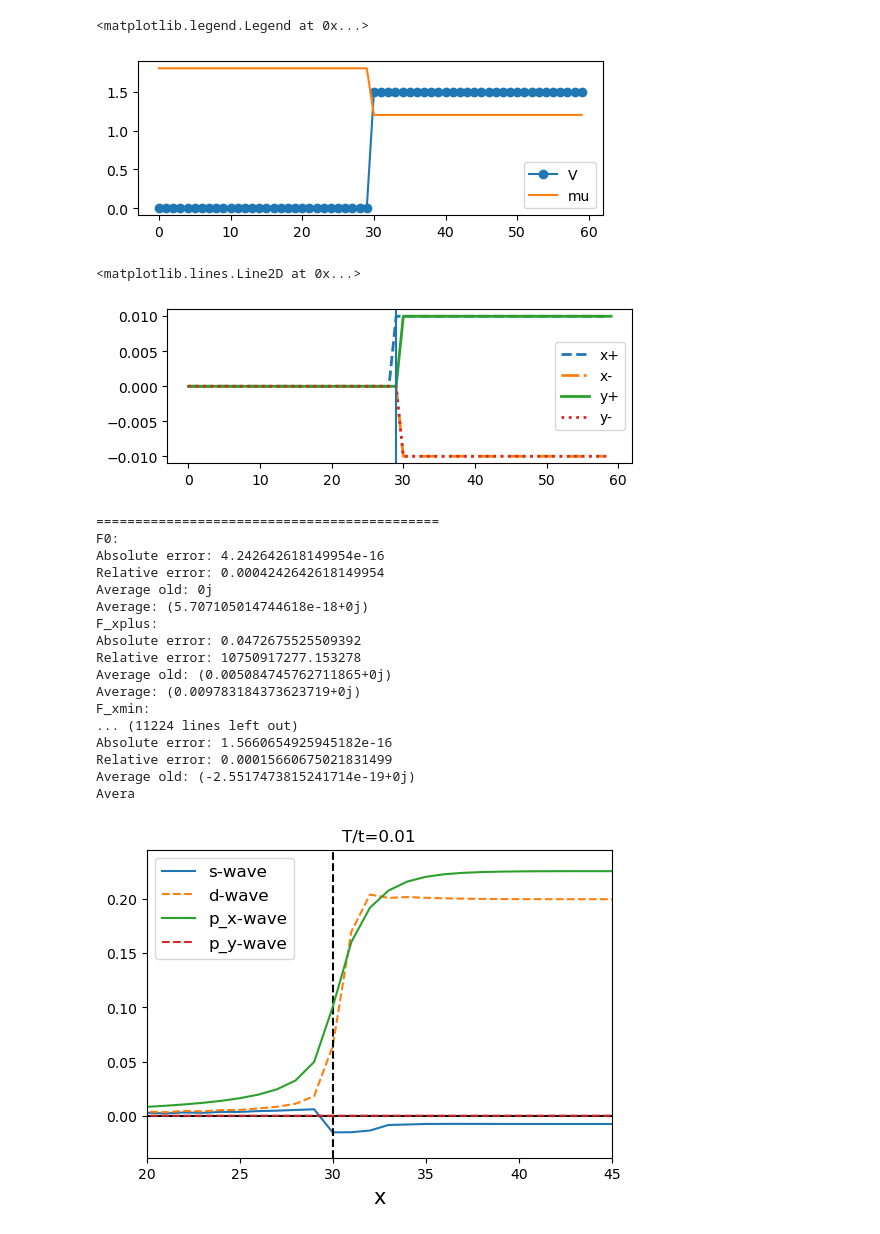
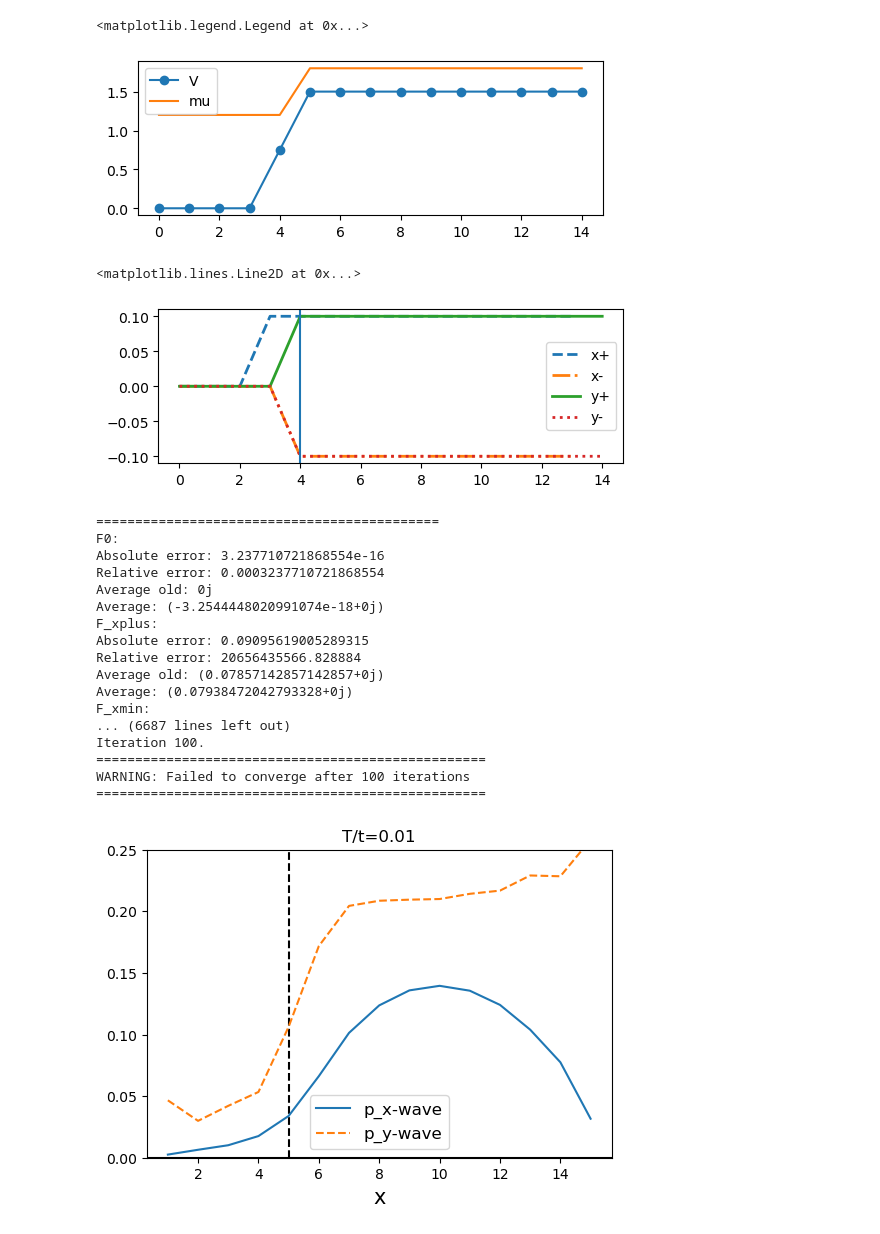
Before and after one commit to emilssp/master-thesis-codebase, a Jupyter notebook: notebooks/NP.ipynb, the cells around one changed output. Saved outputs shown, nothing was run; the diff lists cells and outputs as text; code cells hidden in the pictures.

```diff
--- a/notebooks/NP.ipynb
+++ b/notebooks/NP.ipynb
@@ -9,32 +9,26 @@ import matplotlib.pyplot as plt
 from scripts.hamiltonian import Lattice, Hamiltonian
 from scripts.self_consistency import bdg_sc
 # %%
-widthN = 30
-widthP = 30
+widthN = 5
+widthP = 10
 
-X, Y = widthN+widthP, 61
+X, Y = widthN+widthP, 50
 lattice = Lattice(X, Y)
 t = 1
 T = 0.01
 muN = 1.2 * t
 muP = 1.8 * t
 mu = np.zeros(lattice.X)
-mu[widthN:] = muN
-mu[:widthN] = muP
+mu[:widthN] = muN
+mu[widthN:] = muP
 
-U0 = 5.2 * t
-U = U0 * np.ones(lattice.X)
-U[widthN:] = 0
 U = None
+V_prime = None
 
 V0 = 1.5 * t
 V = V0 * np.ones(lattice.X)
 V[:widthN] = 0
-# V = None
-
-V_prime = V0 * np.ones(lattice.X)
-V_prime[:widthN] = 0
-V_prime = None
+V[widthN-1] = V0/2
 
 plt.figure(figsize=(6,2))
 if U is not None:
@@ -47,13 +41,10 @@ plt.plot(mu, label='mu')
 plt.legend()
 # %% [output]
 <matplotlib.legend.Legend at 0x...>
-[figure, old version]
+[figure, new version]
 # %%
 H = Hamiltonian(t, mu, lattice, U=U, V_prime=V_prime, V=V,
-                F_init=[0.01, -0.01, 0.01j, -0.01j])#, F0_init=0.1)
-
-                # Fuu_init=[0.01, -0.01, 0.01j, -0.01j],
-                # Fdd_init=[0.01, -0.01, 0.01j, -0.01j])#, F0_init=0.1)
+                F_init=[0.1, -0.1, 0.1j, -0.1j])
 # %%
 plt.figure(figsize=(6,2))
 if U is not None:
@@ -72,27 +63,27 @@ plt.legend()
 plt.axvline(widthN-1)
 # %% [output]
 <matplotlib.lines.Line2D at 0x...>
-[figure, old version]
+[figure, new version]
 # %%
-F_swave, F_dwave, F_px, F_py = bdg_sc(H, atol=1e-3, rtol=0.1, maxiter=500, verbose=True, temperature=T)
+F_swave, F_dwave, F_px, F_py = bdg_sc(H, atol=1e-6, rtol=1e-3, maxiter=100, verbose=True, temperature=T)
 # %% [output]
 ============================================
 F0:
-Absolute error: 4.242642618149954e-16
-Relative error: 0.0004242642618149954
+Absolute error: 3.237710721868554e-16
+Relative error: 0.0003237710721868554
 Average old: 0j
-Average: (5.707105014744618e-18+0j)
+Average: (-3.2544448020991074e-18+0j)
 F_xplus:
-Absolute error: 0.0472675525509392
-Relative error: 10750917277.153278
-Average old: (0.005084745762711865+0j)
-Average: (0.009783184373623719+0j)
+Absolute error: 0.09095619005289315
+Relative error: 20656435566.828884
+Average old: (0.07857142857142857+0j)
+Average: (0.07938472042793328+0j)
 F_xmin:
-... (11224 lines left out)
-Absolute error: 1.5660654925945182e-16
-Relative error: 0.00015660675021831499
-Average old: (-2.5517473815241714e-19+0j)
-Avera
+... (6687 lines left out)
+Iteration 100.
+==================================================
+WARNING: Failed to converge after 100 iterations
+==================================================
 # %%
 F_yplus = H.Fuu_yplus + H.Fdd_yplus
 F_ymin = H.Fuu_ymin + H.Fdd_ymin
@@ -110,18 +101,18 @@ F_py2 = (F_yplus - F_ymin) / 2
 # %%
 x = np.arange(1, widthN + widthP + 1)
 
 fig, axs = plt.subplots(1, 1, figsize=(6, 4))
 axs.set_title(f"T/t={T}")
-axs.plot(x, np.real(F_swave), label="s-wave")
-axs.plot(x, np.real(-F_dwave), '--', label="d-wave")
 axs.axhline(0, color = 'black')
 axs.axvline(widthN, color='black', linestyle='--')
 axs.plot(x, np.real(F_px), label="p_x-wave")
 axs.plot(x, np.imag(F_py), "--", label="p_y-wave")
 axs.set_xlabel("x", fontsize=15)
-axs.set_xlim(20, 45)
-# axs.set_ylim(0, None)
+# axs.set_xlim(20, 45)
+axs.set_ylim(0, 0.25)
 axs.legend(fontsize=12, loc="best")
 plt.show()
+# plt.savefig('../figures/NP.pdf')
+# print(F_px[40])
 # %% [output]
-[figure, old version]
+[figure, new version]
```
Also changed, not shown: parts of 4 cells of this notebook, 5 other files.
